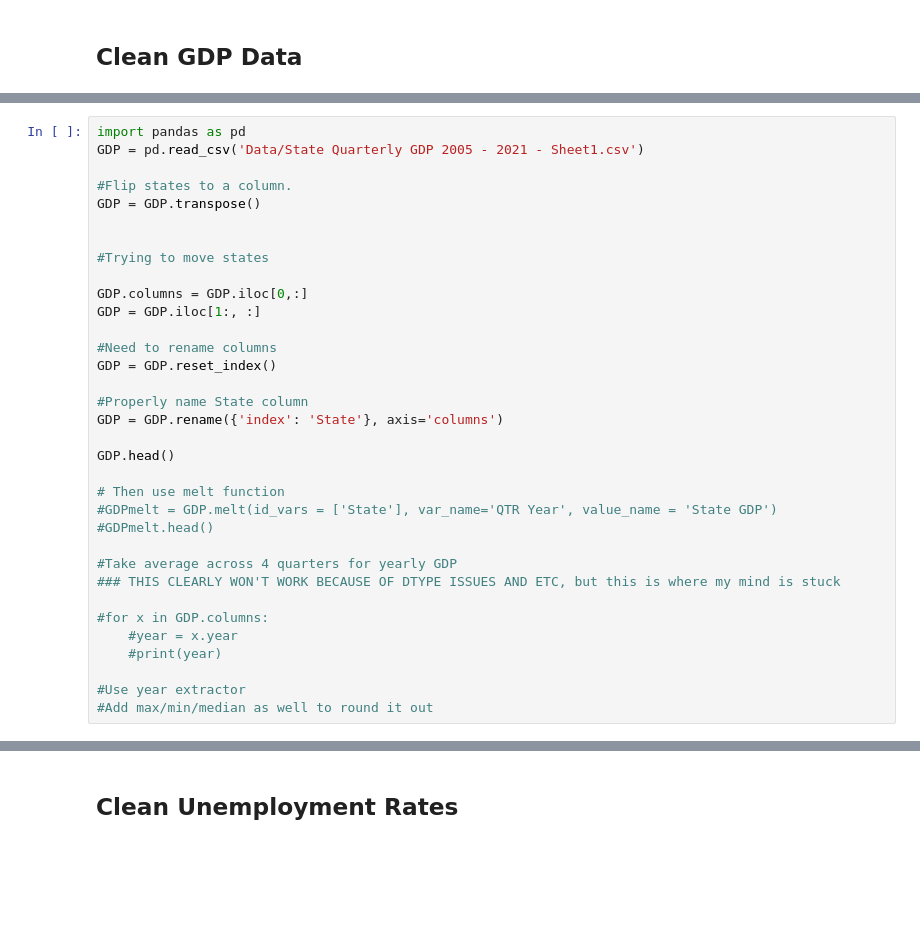
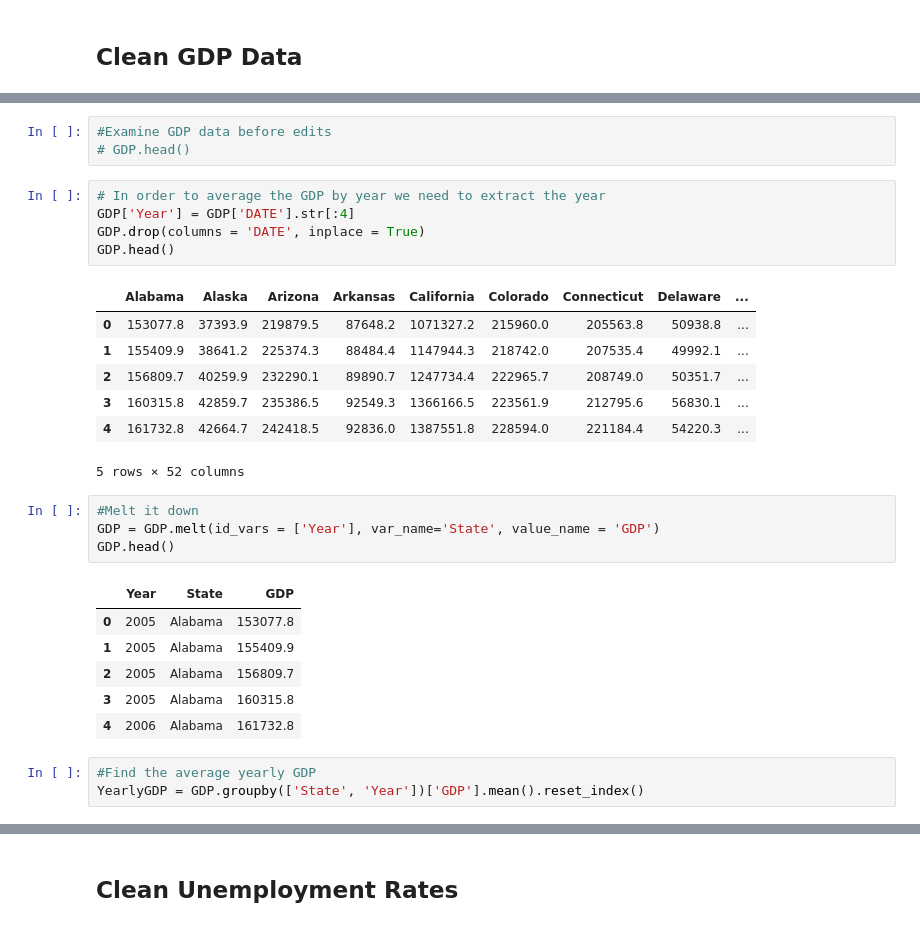
Before and after one commit to shayleelaura/Independent_Capstone, a Jupyter notebook: State Student Spending Case Study.ipynb, the cells around one changed output, grey strips where cells are left out. Drawn from its saved outputs; the diff is of its cells as text; blank space fills up the shorter version.

```diff
--- a/State Student Spending Case Study.ipynb
+++ b/State Student Spending Case Study.ipynb
@@ -398,34 +265,0 @@ But am getting confused **
-# %%
-import pandas as pd
-GDP = pd.read_csv('Data/State Quarterly GDP 2005 - 2021 - Sheet1.csv')
-
-#Flip states to a column.
-GDP = GDP.transpose()
-
-
-#Trying to move states
-
-GDP.columns = GDP.iloc[0,:]
-GDP = GDP.iloc[1:, :]
-
-#Need to rename columns
-GDP = GDP.reset_index()
-
-#Properly name State column
-GDP = GDP.rename({'index': 'State'}, axis='columns')
-
-GDP.head()
-
-# Then use melt function
-#GDPmelt = GDP.melt(id_vars = ['State'], var_name='QTR Year', value_name = 'State GDP')
-#GDPmelt.head()
-
-#Take average across 4 quarters for yearly GDP
-### THIS CLEARLY WON'T WORK BECAUSE OF DTYPE ISSUES AND ETC, but this is where my mind is stuck
-
-#for x in GDP.columns:
-    #year = x.year
-    #print(year)
-
-#Use year extractor
-#Add max/min/median as well to round it out
@@ -439,0 +266,30 @@ GDP.head()
+# %%
+#Examine GDP data before edits
+# GDP.head()
+# %%
+# In order to average the GDP by year we need to extract the year
+GDP['Year'] = GDP['DATE'].str[:4]
+GDP.drop(columns = 'DATE', inplace = True)
+GDP.head()
+# %% [output]
+|  | Alabama | Alaska | Arizona | Arkansas | California | Colorado | Connecticut | Delaware | ... |
+| 0 | 153077.8 | 37393.9 | 219879.5 | 87648.2 | 1071327.2 | 215960.0 | 205563.8 | 50938.8 | ... |
+| 1 | 155409.9 | 38641.2 | 225374.3 | 88484.4 | 1147944.3 | 218742.0 | 207535.4 | 49992.1 | ... |
+| 2 | 156809.7 | 40259.9 | 232290.1 | 89890.7 | 1247734.4 | 222965.7 | 208749.0 | 50351.7 | ... |
+| 3 | 160315.8 | 42859.7 | 235386.5 | 92549.3 | 1366166.5 | 223561.9 | 212795.6 | 56830.1 | ... |
+| 4 | 161732.8 | 42664.7 | 242418.5 | 92836.0 | 1387551.8 | 228594.0 | 221184.4 | 54220.3 | ... |
+5 rows × 52 columns
+# %%
+#Melt it down
+GDP = GDP.melt(id_vars = ['Year'], var_name='State', value_name = 'GDP')
+GDP.head()
+# %% [output]
+|  | Year | State | GDP |
+| 0 | 2005 | Alabama | 153077.8 |
+| 1 | 2005 | Alabama | 155409.9 |
+| 2 | 2005 | Alabama | 156809.7 |
+| 3 | 2005 | Alabama | 160315.8 |
+| 4 | 2006 | Alabama | 161732.8 |
+# %%
+#Find the average yearly GDP
+YearlyGDP = GDP.groupby(['State', 'Year'])['GDP'].mean().reset_index()
```
Also changed, not shown: parts of 33 cells of this notebook, 1 other file.
